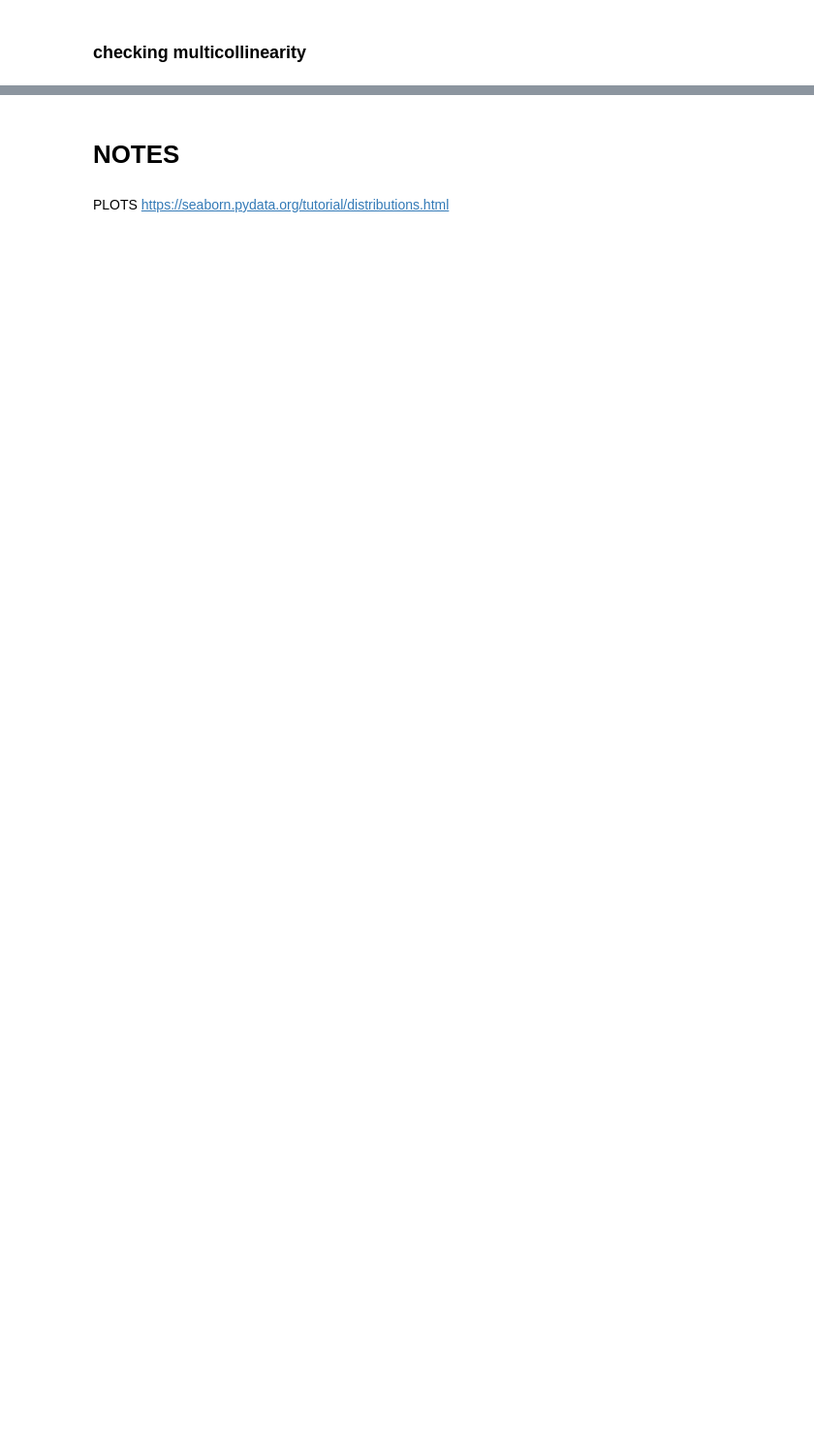
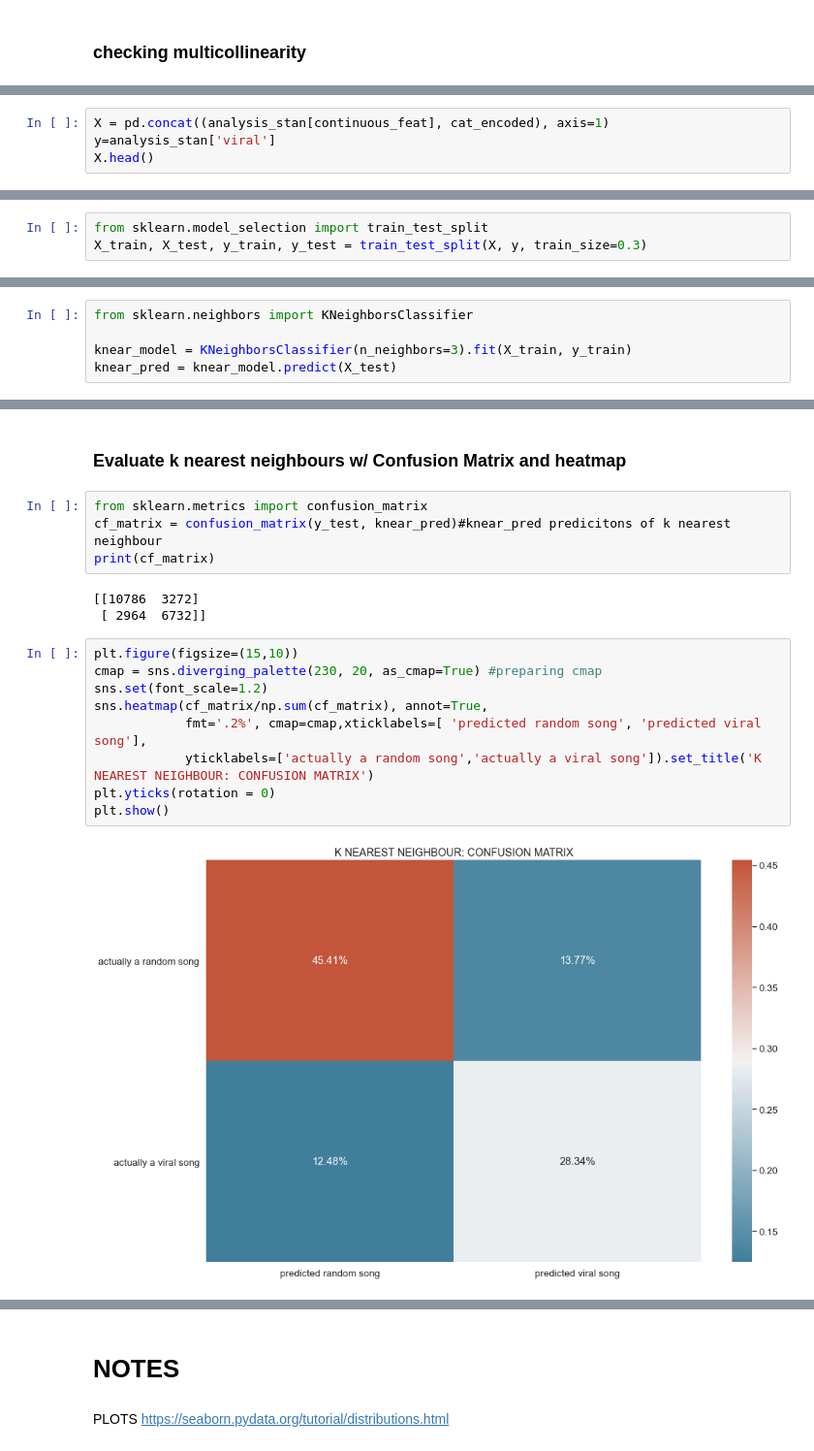
Before and after one commit to thomas-cares/hit-the-charts, a Jupyter notebook: analysis.ipynb, the cells around one changed output, grey strips where cells are left out. Shown at 97% size. Cells and saved outputs as stored; diff of their text form; blank space fills up the shorter version.

```diff
--- a/analysis.ipynb
+++ b/analysis.ipynb
@@ -215,0 +193,4 @@ Text(0.5, 1.0, 'CONFUSION MATRIX')
+# %%
+X = pd.concat((analysis_stan[continuous_feat], cat_encoded), axis=1)
+y=analysis_stan['viral']
+X.head()
@@ -215,0 +206,3 @@ Text(0.5, 1.0, 'CONFUSION MATRIX')
+# %%
+from sklearn.model_selection import train_test_split
+X_train, X_test, y_train, y_test = train_test_split(X, y, train_size=0.3)
@@ -215,0 +215,5 @@ Text(0.5, 1.0, 'CONFUSION MATRIX')
+# %%
+from sklearn.neighbors import KNeighborsClassifier
+
+knear_model = KNeighborsClassifier(n_neighbors=3).fit(X_train, y_train)
+knear_pred = knear_model.predict(X_test)
@@ -215,0 +244,20 @@ Text(0.5, 1.0, 'CONFUSION MATRIX')
+# %% [markdown]
+### Evaluate k nearest neighbours w/ Confusion Matrix and heatmap
+# %%
+from sklearn.metrics import confusion_matrix
+cf_matrix = confusion_matrix(y_test, knear_pred)#knear_pred predicitons of k nearest neighbour
+print(cf_matrix)
+# %% [output]
+[[10786  3272]
+ [ 2964  6732]]
+# %%
+plt.figure(figsize=(15,10))
+cmap = sns.diverging_palette(230, 20, as_cmap=True) #preparing cmap
+sns.set(font_scale=1.2)
+sns.heatmap(cf_matrix/np.sum(cf_matrix), annot=True,
+            fmt='.2%', cmap=cmap,xticklabels=[ 'predicted random song', 'predicted viral song'],
+            yticklabels=['actually a random song','actually a viral song']).set_title('K NEAREST NEIGHBOUR: CONFUSION MATRIX')
+plt.yticks(rotation = 0)
+plt.show()
+# %% [output]
+[figure, added]
```
Also changed, not shown: parts of 67 cells of this notebook, 24 other files.
